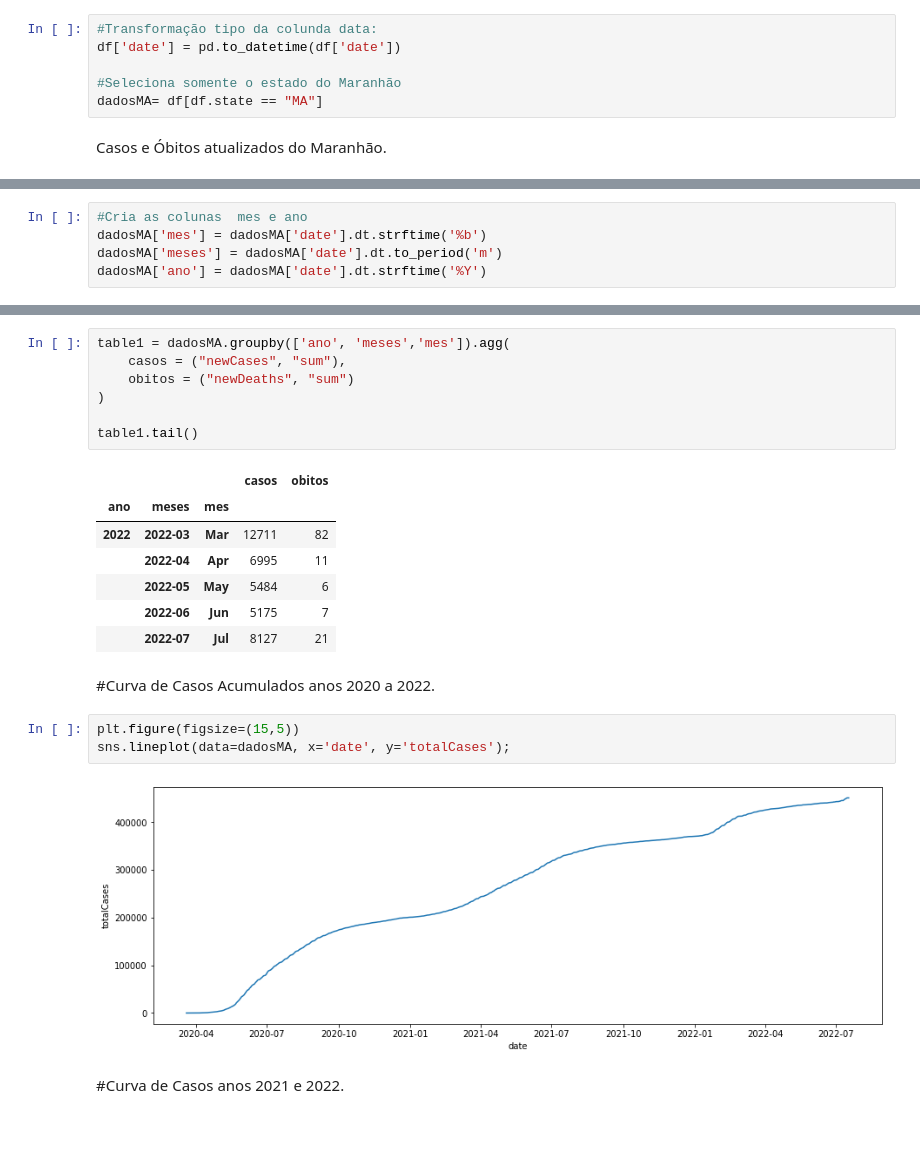
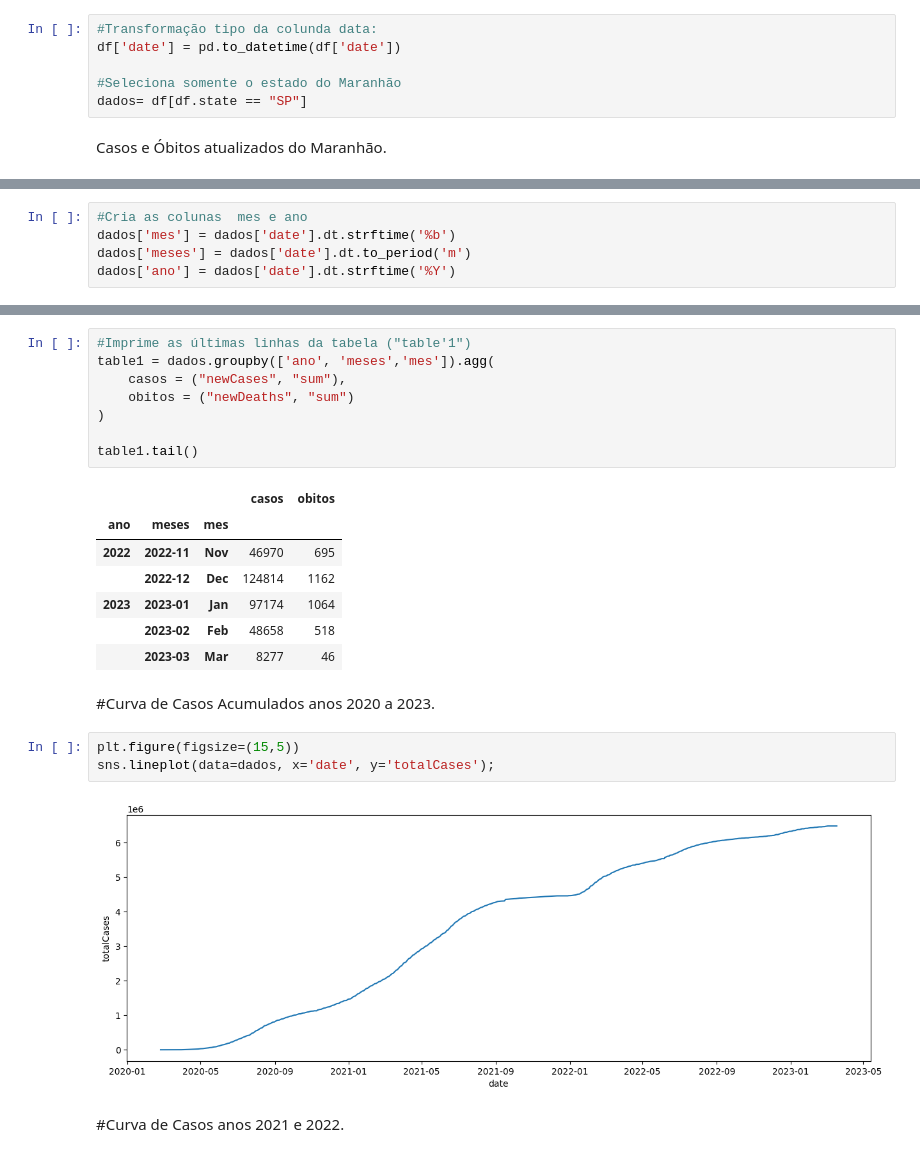
Before and after one commit to jamescp/python, a Jupyter notebook: AnaliseCovid.ipynb, the cells around one changed output, grey strips where cells are left out. Drawn from its saved outputs; the diff is of its cells as text; blank space fills up the shorter version.

```diff
--- a/AnaliseCovid.ipynb
+++ b/AnaliseCovid.ipynb
@@ -22,7 +22,7 @@ df = pd.read_csv("https://raw.githubusercontent.com/wcota/covid19br/master/cases
 df['date'] = pd.to_datetime(df['date'])
 
 #Seleciona somente o estado do Maranhão
-dadosMA= df[df.state == "MA"]
+dados= df[df.state == "SP"]
 # %% [markdown]
 Casos e Óbitos atualizados do Maranhão.
 # %%
@@ -39,8 +50,8 @@ CASOS MA: 451368
 # %%
 #Cria as colunas  mes e ano
-dadosMA['mes'] = dadosMA['date'].dt.strftime('%b')
-dadosMA['meses'] = dadosMA['date'].dt.to_period('m')
-dadosMA['ano'] = dadosMA['date'].dt.strftime('%Y')
+dados['mes'] = dados['date'].dt.strftime('%b')
+dados['meses'] = dados['date'].dt.to_period('m')
+dados['ano'] = dados['date'].dt.strftime('%Y')
 # %% [output]
 A value is trying to be set on a copy of a slice from a DataFrame.
 Try using .loc[row_indexer,col_indexer] = value instead
@@ -60,5 +71,6 @@ See the caveats in the documentation: https://pandas.pydata.org/pandas-docs/stab
 # %%
-table1 = dadosMA.groupby(['ano', 'meses','mes']).agg(
+#Imprime as últimas linhas da tabela ("table'1")
+table1 = dados.groupby(['ano', 'meses','mes']).agg(
     casos = ("newCases", "sum"),
     obitos = ("newDeaths", "sum")
 )
@@ -67,18 +79,18 @@ table1.tail()
 # %% [output]
 |  |  |  | casos | obitos |
 | ano | meses | mes |  |  |
-| 2022 | 2022-03 | Mar | 12711 | 82 |
-|  | 2022-04 | Apr | 6995 | 11 |
-|  | 2022-05 | May | 5484 | 6 |
-|  | 2022-06 | Jun | 5175 | 7 |
-|  | 2022-07 | Jul | 8127 | 21 |
+| 2022 | 2022-11 | Nov | 46970 | 695 |
+|  | 2022-12 | Dec | 124814 | 1162 |
+| 2023 | 2023-01 | Jan | 97174 | 1064 |
+|  | 2023-02 | Feb | 48658 | 518 |
+|  | 2023-03 | Mar | 8277 | 46 |
 # %% [markdown]
-#Curva de Casos Acumulados anos 2020 a 2022.
+#Curva de Casos Acumulados anos 2020 a 2023.
 # %%
 plt.figure(figsize=(15,5))
-sns.lineplot(data=dadosMA, x='date', y='totalCases');
+sns.lineplot(data=dados, x='date', y='totalCases');
 # %% [output]
-[figure, old version]
+[figure, new version]
 # %% [markdown]
 #Curva de Casos anos 2021 e 2022.
 # %%
```
Also changed, not shown: parts of 9 cells of this notebook.
